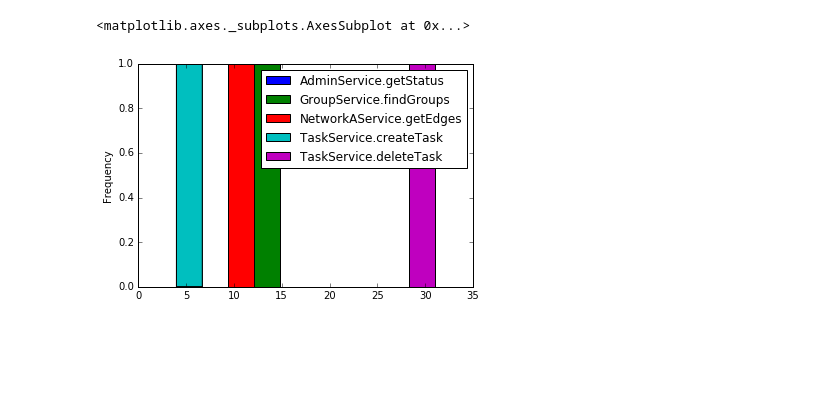
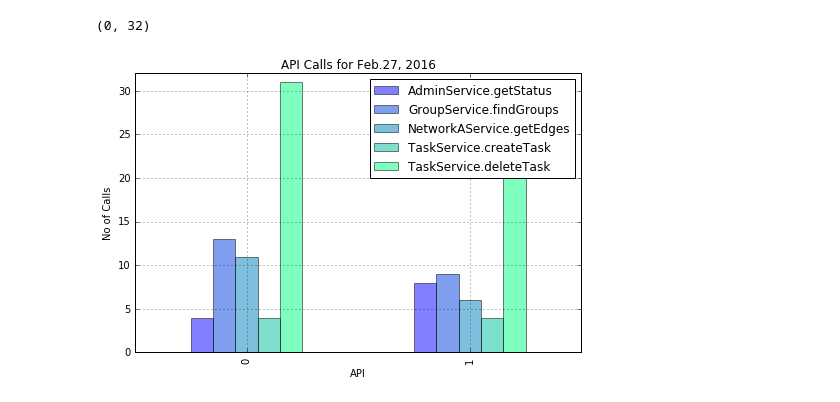
Before and after one commit to ndexbio/ndex-stats-jupyter-notebooks, a Jupyter notebook: first_attempt_to_visualize_data.ipynb, the cells around one changed output. Drawn from its saved outputs; the diff is of its cells as text; code cells hidden in the pictures; blank space fills up the shorter version.

```diff
--- a/first_attempt_to_visualize_data.ipynb
+++ b/first_attempt_to_visualize_data.ipynb
@@ -111,5 +87,12 @@ number_of_getStatus= 4  number_of_findGroups= 13  number_of_getEdges= 11  number
-# %%
-df.plot(kind='hist')
-# %% [output]
-<matplotlib.axes._subplots.AxesSubplot at 0x...>
-[figure, removed]
+# %%
+# colormap reference is here : http://matplotlib.org/examples/color/colormaps_reference.html
+ax = df.plot(kind='bar', title='API Calls for Feb.27, 2016', legend=True, alpha=0.5, figsize=(8,5), \
+             grid=True, colormap='winter')
+
+
+plt.xlabel('API')
+plt.ylabel('No of Calls')
+plt.ylim(0,32)
+# %% [output]
+(0, 32)
+[figure, added]
```
Also changed, not shown: parts of 3 cells of this notebook, 1 other file.
